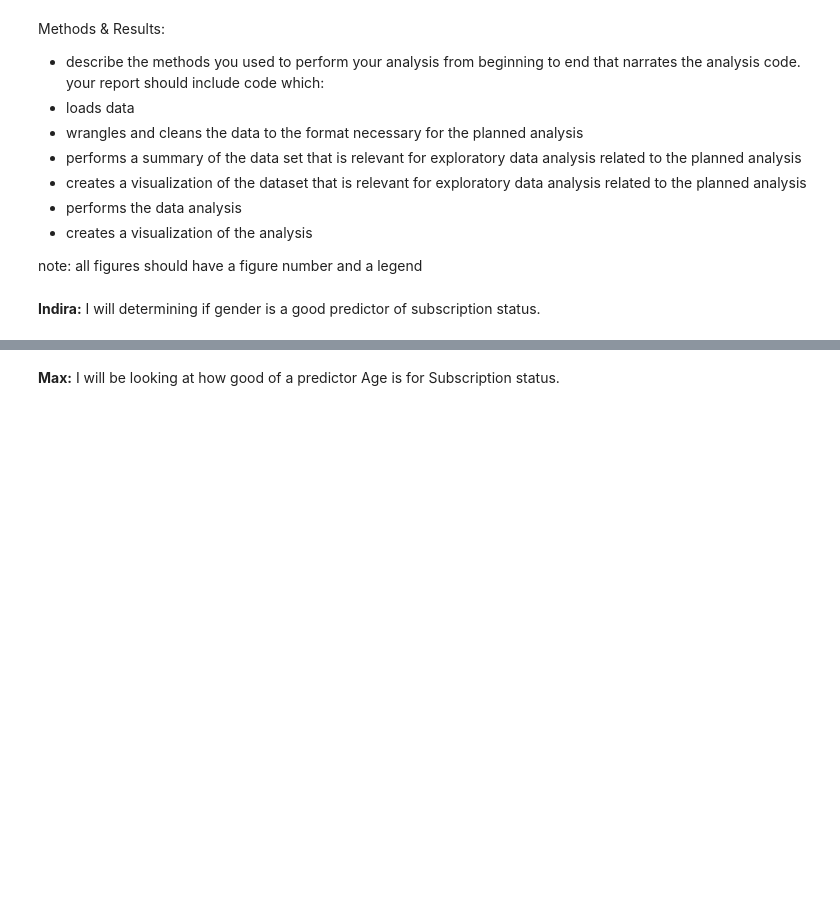
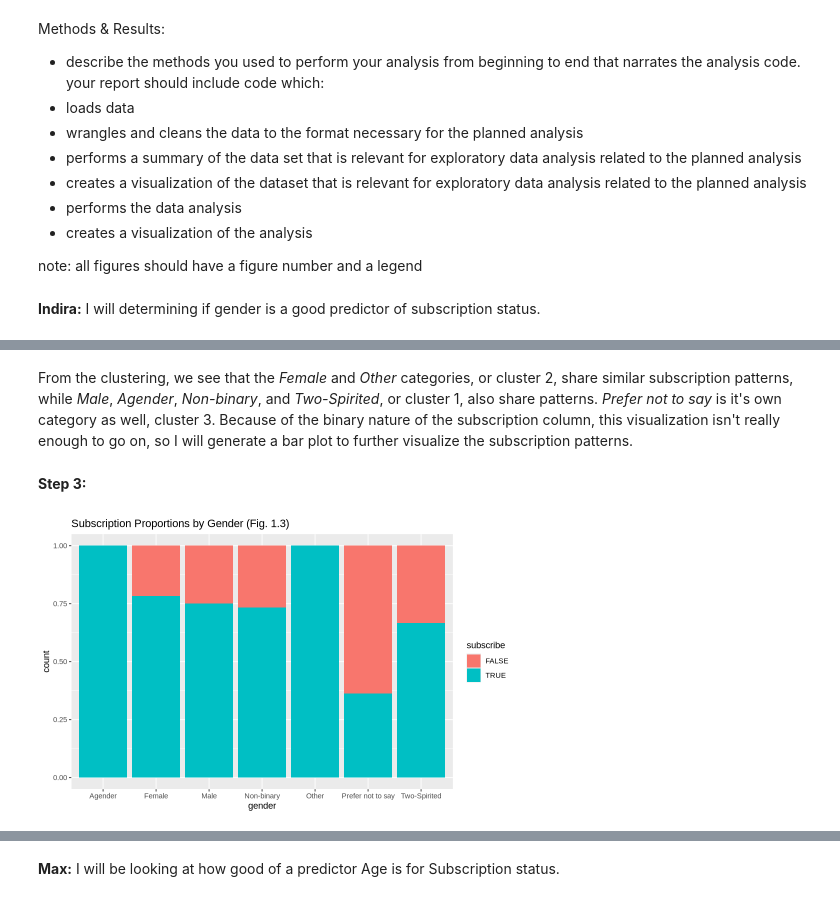
Before and after one commit to Mgonz005/Data-Science-group-project-, a Jupyter notebook: final_project_grp34.ipynb, the cells around one changed output, grey strips where cells are left out. Drawn from its saved outputs; the diff is of its cells as text; code cells hidden in the pictures; blank space fills up the shorter version.

```diff
--- a/final_project_grp34.ipynb
+++ b/final_project_grp34.ipynb
@@ -95,0 +125,11 @@ Discussion:
+# %% [markdown]
+From the clustering, we see that the *Female* and *Other* categories, or cluster 2, share similar subscription patterns, while *Male*, *Agender*, *Non-binary*, and *Two-Spirited*, or cluster 1, also share patterns. *Prefer not to say* is it's own category as well, cluster 3. Because of the binary nature of the subscription column, this visualization isn't really enough to go on, so I will generate a bar plot to further visualize the subscription patterns.
+# %% [markdown]
+**Step 3:**
+# %%
+options(repr.plot.width = 8, repr.plot.height = 5)
+players_gender_vis <- players_gender |> ggplot(aes(gender, fill = subscribe)) + geom_bar(stat = "count", position = "fill") +
+ggtitle("Subscription Proportions by Gender (Fig. 1.3)")
+players_gender_vis
+# %% [output]
+[figure, added]
```
Also changed, not shown: parts of 11 cells of this notebook.
